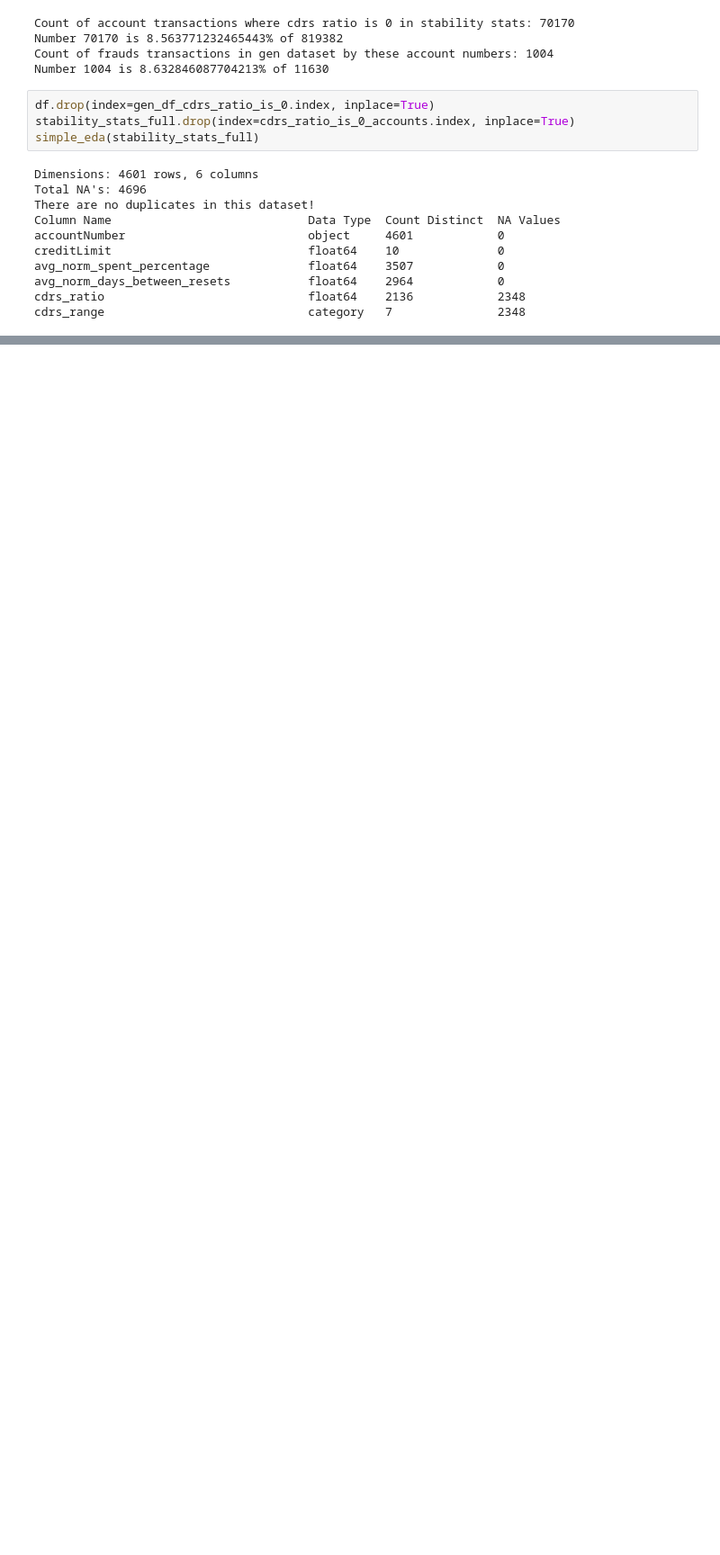
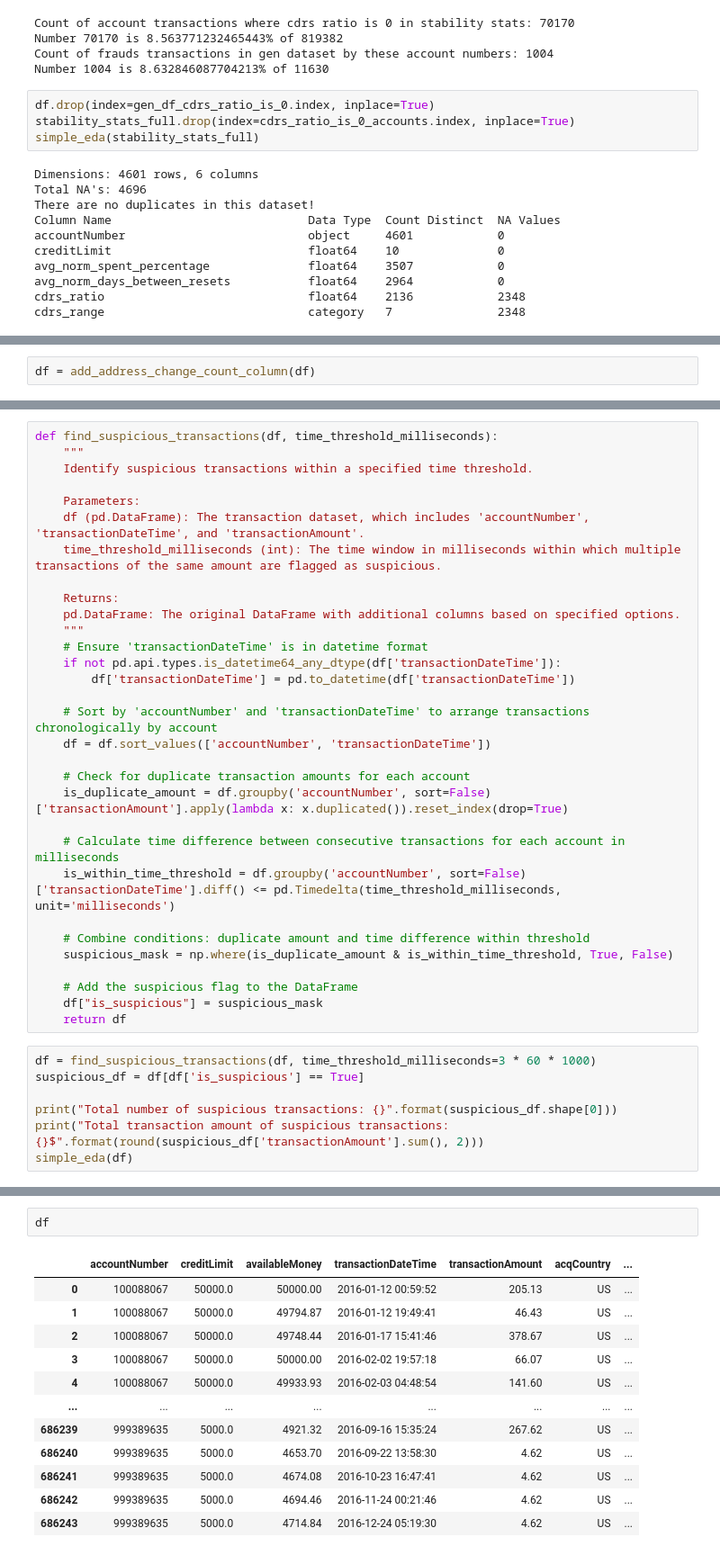
Before and after one commit to Illidan777/FTF-detector, a Jupyter notebook: data_preprocessing/Finance_Transaction_Fraud_detector.ipynb, the cells around one changed output, grey strips where cells are left out. Shown at 90% size. Drawn from its saved outputs; the diff is of its cells as text; blank space fills up the shorter version.

```diff
--- a/data_preprocessing/Finance_Transaction_Fraud_detector.ipynb
+++ b/data_preprocessing/Finance_Transaction_Fraud_detector.ipynb
@@ -1374,0 +1723,2 @@ General accuracy(KNeighborsClassifier):  72.72727272727273
+# %%
+df = add_address_change_count_column(df)
@@ -1374,0 +1745,38 @@ General accuracy(KNeighborsClassifier):  72.72727272727273
+# %%
+def find_suspicious_transactions(df, time_threshold_milliseconds):
+    """
+    Identify suspicious transactions within a specified time threshold.
+
+    Parameters:
+    df (pd.DataFrame): The transaction dataset, which includes 'accountNumber', 'transactionDateTime', and 'transactionAmount'.
+    time_threshold_milliseconds (int): The time window in milliseconds within which multiple transactions of the same amount are flagged as suspicious.
+
+    Returns:
+    pd.DataFrame: The original DataFrame with additional columns based on specified options.
+    """
+    # Ensure 'transactionDateTime' is in datetime format
+    if not pd.api.types.is_datetime64_any_dtype(df['transactionDateTime']):
+        df['transactionDateTime'] = pd.to_datetime(df['transactionDateTime'])
+
+    # Sort by 'accountNumber' and 'transactionDateTime' to arrange transactions chronologically by account
+    df = df.sort_values(['accountNumber', 'transactionDateTime'])
+
+    # Check for duplicate transaction amounts for each account
+    is_duplicate_amount = df.groupby('accountNumber', sort=False)['transactionAmount'].apply(lambda x: x.duplicated()).reset_index(drop=True)
+
+    # Calculate time difference between consecutive transactions for each account in milliseconds
+    is_within_time_threshold = df.groupby('accountNumber', sort=False)['transactionDateTime'].diff() <= pd.Timedelta(time_threshold_milliseconds, unit='milliseconds')
+
+    # Combine conditions: duplicate amount and time difference within threshold
+    suspicious_mask = np.where(is_duplicate_amount & is_within_time_threshold, True, False)
+
+    # Add the suspicious flag to the DataFrame
+    df["is_suspicious"] = suspicious_mask
+    return df
+# %%
+df = find_suspicious_transactions(df, time_threshold_milliseconds=3 * 60 * 1000)
+suspicious_df = df[df['is_suspicious'] == True]
+
+print("Total number of suspicious transactions: {}".format(suspicious_df.shape[0]))
+print("Total transaction amount of suspicious transactions: {}$".format(round(suspicious_df['transactionAmount'].sum(), 2)))
+simple_eda(df)
@@ -1374,0 +1801,15 @@ General accuracy(KNeighborsClassifier):  72.72727272727273
+# %%
+df
+# %% [output]
+|  | accountNumber | creditLimit | availableMoney | transactionDateTime | transactionAmount | acqCountry | ... |
+| 0 | 100088067 | 50000.0 | 50000.00 | 2016-01-12 00:59:52 | 205.13 | US | ... |
+| 1 | 100088067 | 50000.0 | 49794.87 | 2016-01-12 19:49:41 | 46.43 | US | ... |
+| 2 | 100088067 | 50000.0 | 49748.44 | 2016-01-17 15:41:46 | 378.67 | US | ... |
+| 3 | 100088067 | 50000.0 | 50000.00 | 2016-02-02 19:57:18 | 66.07 | US | ... |
+| 4 | 100088067 | 50000.0 | 49933.93 | 2016-02-03 04:48:54 | 141.60 | US | ... |
+| ... | ... | ... | ... | ... | ... | ... | ... |
+| 686239 | 999389635 | 5000.0 | 4921.32 | 2016-09-16 15:35:24 | 267.62 | US | ... |
+| 686240 | 999389635 | 5000.0 | 4653.70 | 2016-09-22 13:58:30 | 4.62 | US | ... |
+| 686241 | 999389635 | 5000.0 | 4674.08 | 2016-10-23 16:47:41 | 4.62 | US | ... |
+| 686242 | 999389635 | 5000.0 | 4694.46 | 2016-11-24 00:21:46 | 4.62 | US | ... |
+| 686243 | 999389635 | 5000.0 | 4714.84 | 2016-12-24 05:19:30 | 4.62 | US | ... |
```
Also changed, not shown: parts of 38 cells of this notebook.
